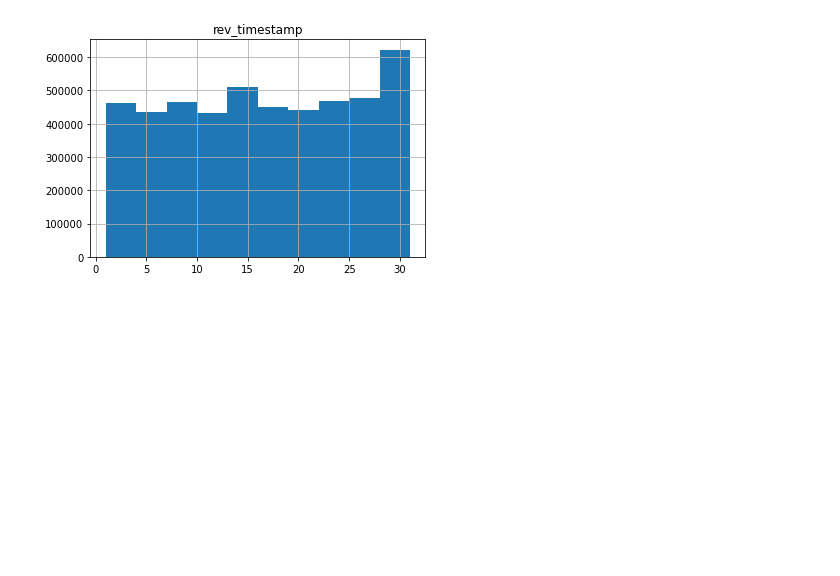
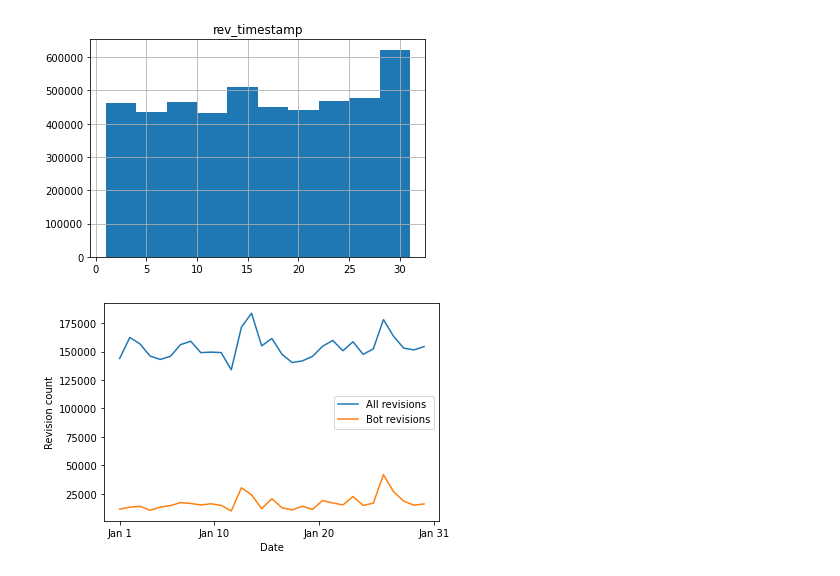
Before and after one commit to levon003/wiki-ores-feedback, a Jupyter notebook: reu2021/analysis_abby.ipynb, the cells around one changed output. Cells and saved outputs as stored; diff of their text form; code cells hidden in the pictures; blank space fills up the shorter version.

```diff
--- a/reu2021/analysis_abby.ipynb
+++ b/reu2021/analysis_abby.ipynb
@@ -232,3 +248,17 @@ df_time_day.hist()
 # %% [output]
 array([[<AxesSubplot:title={'center':'rev_timestamp'}>]], dtype=object)
 [figure]
+# %%
+days = df.rev_timestamp.map(lambda ts: datetime.utcfromtimestamp(ts).day)
+# %%
+counts, bin_edges = np.histogram(days, bins=len(set(days)))
+plt.plot(bin_edges[:-1], counts, label="All revisions")
+counts, _ = np.histogram(days[df.user_is_bot], bins=len(set(days)))
+plt.plot(bin_edges[:-1], counts, label="Bot revisions")
+plt.ylabel("Revision count")
+plt.xlabel("Date")
+plt.legend()
+plt.xticks(ticks=[1, 10, 20, 31], labels=['Jan 1', 'Jan 10', 'Jan 20', 'Jan 31'])
+plt.show()
+# %% [output]
+[figure, added]
```
Also changed, not shown: parts of 5 cells of this notebook.
